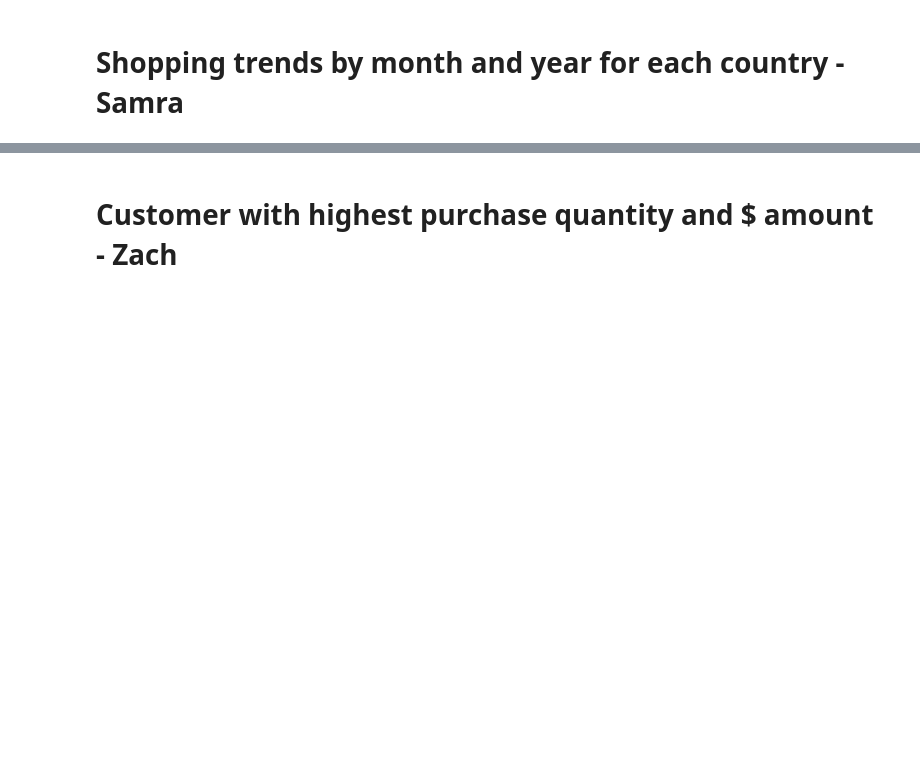
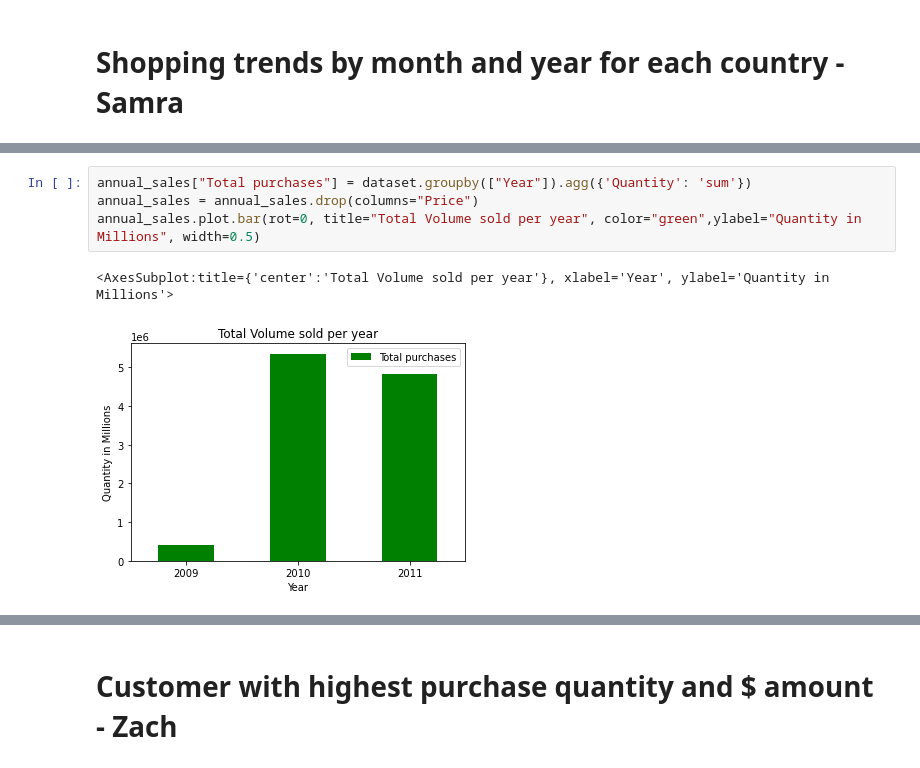
Before and after one commit to Samravp/Online-Retail-Sales-Insights, a Jupyter notebook: Online_Sales_Analysis.ipynb, the cells around one changed output, grey strips where cells are left out. Drawn from its saved outputs; the diff is of its cells as text; blank space fills up the shorter version.

```diff
--- a/Online_Sales_Analysis.ipynb
+++ b/Online_Sales_Analysis.ipynb
@@ -147,0 +166,7 @@ annual increase/decrease - Zach
+# %%
+annual_sales["Total purchases"] = dataset.groupby(["Year"]).agg({'Quantity': 'sum'})
+annual_sales = annual_sales.drop(columns="Price")
+annual_sales.plot.bar(rot=0, title="Total Volume sold per year", color="green",ylabel="Quantity in Millions", width=0.5)
+# %% [output]
+<AxesSubplot:title={'center':'Total Volume sold per year'}, xlabel='Year', ylabel='Quantity in Millions'>
+[figure, added]
```
Also changed, not shown: parts of 22 cells of this notebook.
